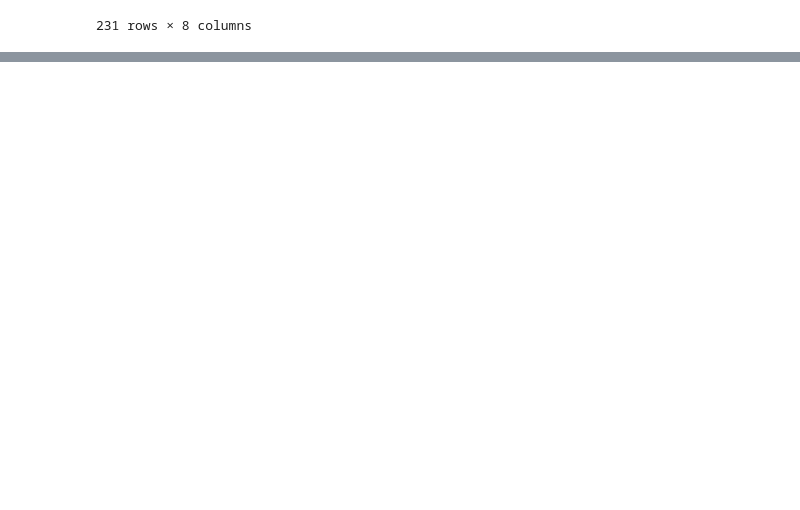
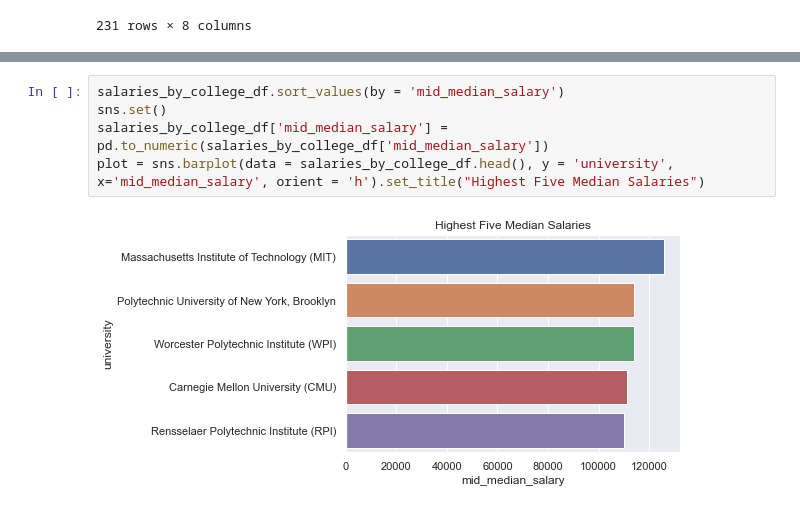
Before and after one commit to jackr276/Final-Project-CMP-262, a Jupyter notebook: Final Project.ipynb, the cells around one changed output, grey strips where cells are left out. Drawn from its saved outputs; the diff is of its cells as text; blank space fills up the shorter version.

Commit message:
Began data analysis

```diff
--- a/Final Project.ipynb
+++ b/Final Project.ipynb
@@ -440,0 +464,7 @@ degrees_that_pay_df
+# %%
+salaries_by_college_df.sort_values(by = 'mid_median_salary')
+sns.set()
+salaries_by_college_df['mid_median_salary'] = pd.to_numeric(salaries_by_college_df['mid_median_salary'])
+plot = sns.barplot(data = salaries_by_college_df.head(), y = 'university', x='mid_median_salary', orient = 'h').set_title("Highest Five Median Salaries")
+# %% [output]
+[figure, added]
```
Also changed, not shown: parts of 10 cells of this notebook.
